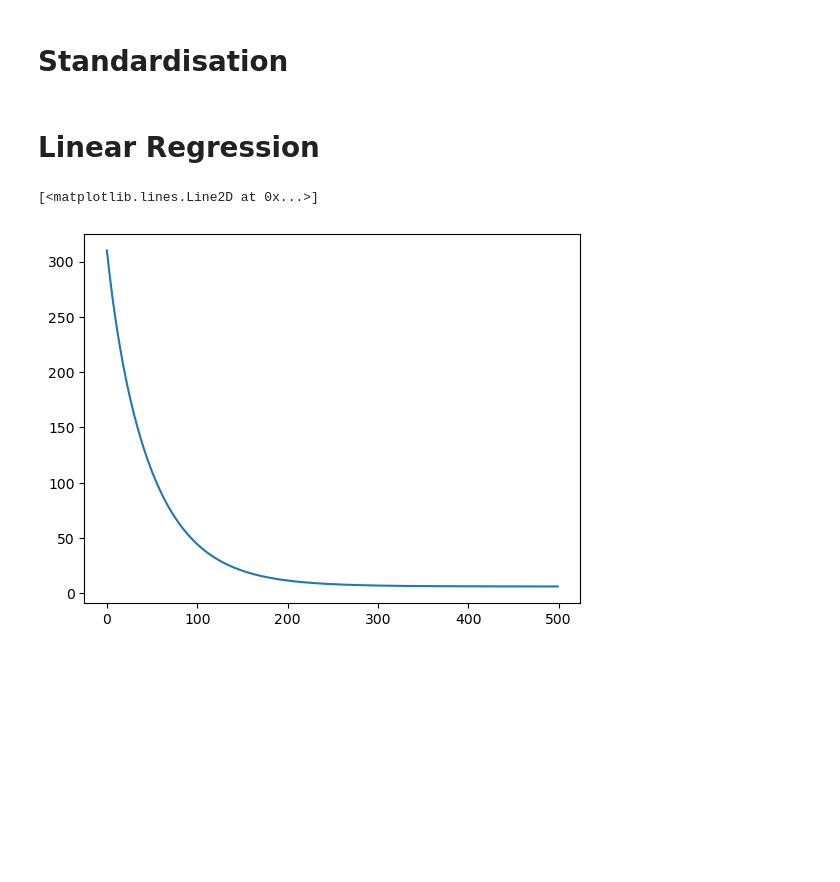
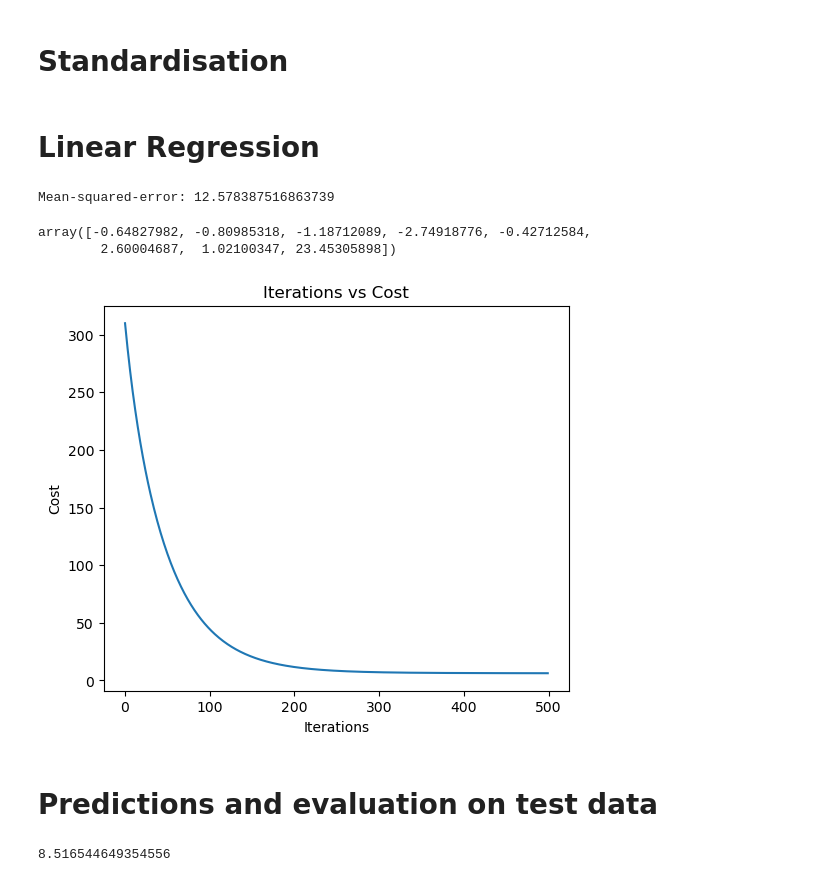
Before and after one commit to Harshan-Kurapati/Autompg, a Jupyter notebook: Untitled.ipynb, the cells around one changed output. Saved outputs shown, nothing was run; the diff lists cells and outputs as text; code cells hidden in the pictures; blank space fills up the shorter version.

Commit message:
Final Regression from scratch

```diff
--- a/Untitled.ipynb
+++ b/Untitled.ipynb
@@ -133,6 +133,6 @@ def standardise(x):
 
 X_train_S = standardise(X_train)
 X_test_S = standardise(X_test)
-# %% [markdown]
-# Linear Regression
+# %% [markdown]
+# Linear Regression
 # %%
@@ -167,5 +172,20 @@ MSE = (1/m)
+# %%
+theta, cost_list, Ite = linear_reg(X_train_S, y_train, 0.01, 500)
+# %% [output]
+Mean-squared-error: 12.578387516863739
+# %%
+theta
+# %% [output]
+array([-0.64827982, -0.80985318, -1.18712089, -2.74918776, -0.42712584,
+        2.60004687,  1.02100347, 23.45305898])
 # %%
+plt.figure(figsize = (6,5))
+plt.title("Iterations vs Cost")
 plt.plot(Ite, cost_list)
+plt.xlabel("Iterations")
+plt.ylabel("Cost")
+plt.show()
 # %% [output]
-[<matplotlib.lines.Line2D at 0x...>]
-[figure, old version]
+[figure, new version]
+# %% [markdown]
+# Predictions and evaluation on test data
@@ -171,0 +194,7 @@ plt.plot(Ite, cost_list)
+# %%
+test_cost = (1/(2*(len(X_test_S))))* np.sum((np.dot(X_test_S, theta) - y_test)**2)
+
+MSE = 2*test_cost
+MSE
+# %% [output]
+8.516544649354556
```
Also changed, not shown: parts of 5 cells of this notebook.
